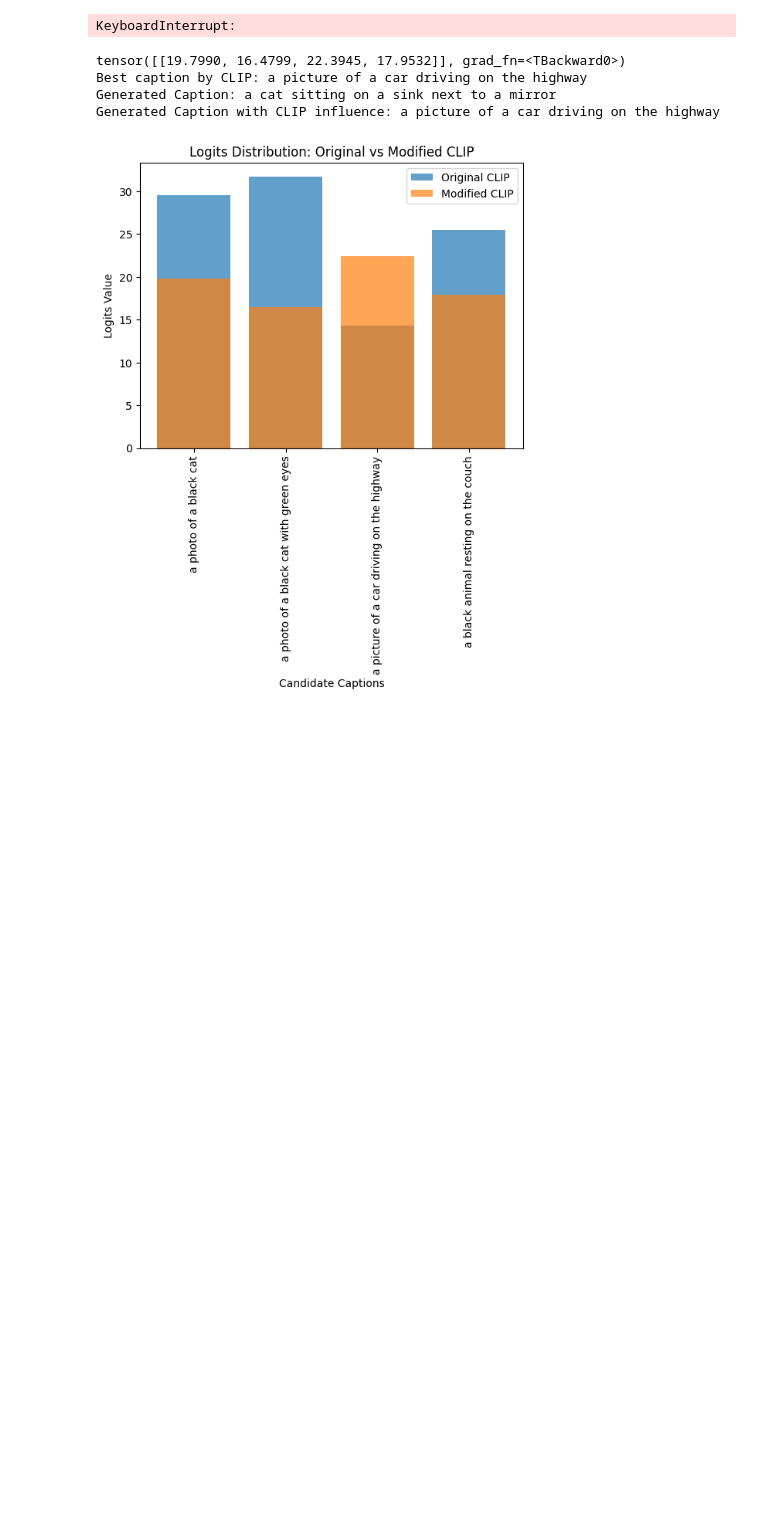
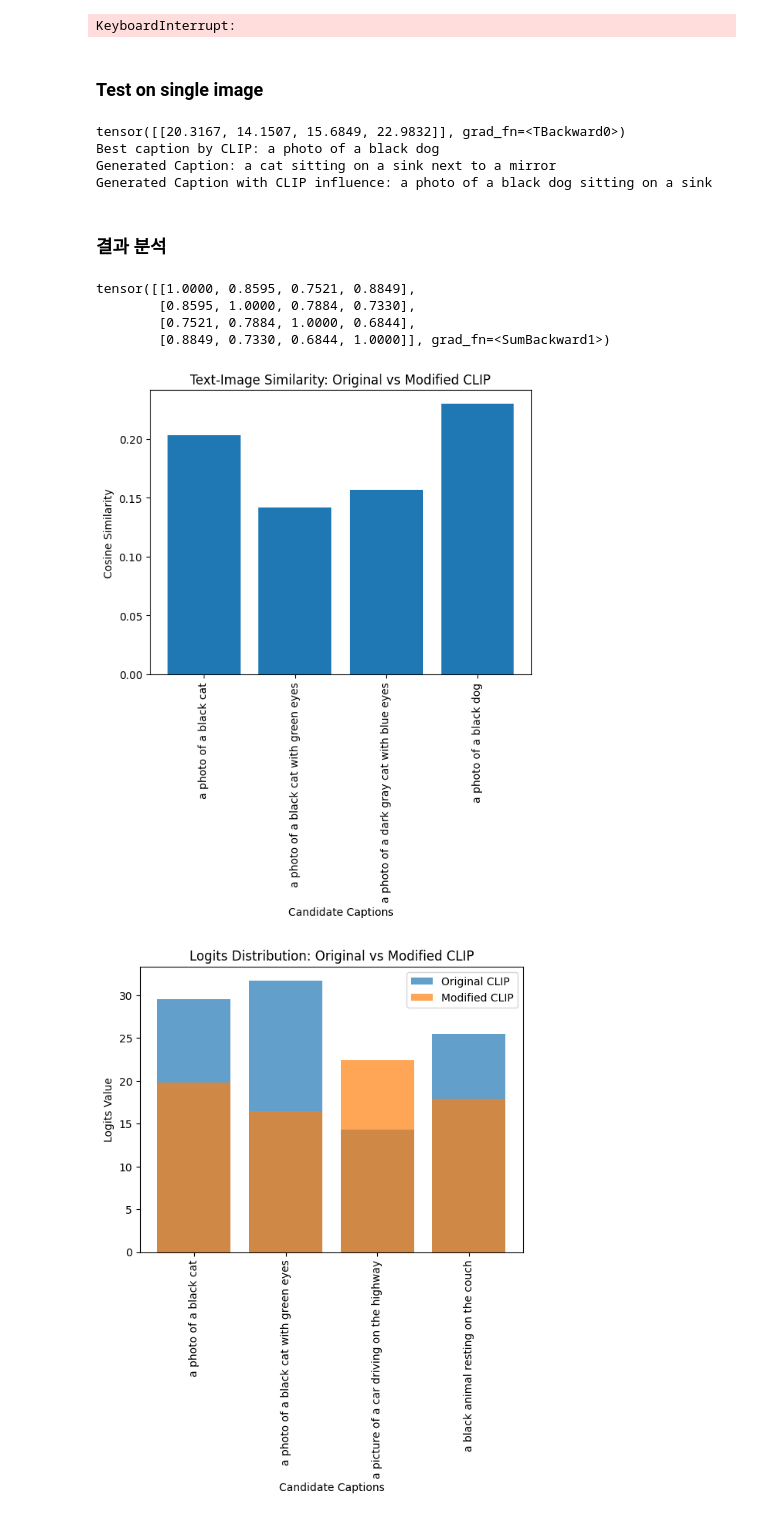
Before and after one commit to zinzinyou/20242R0136COSE47402, a Jupyter notebook: FinalProject/TestCode.ipynb, the cells around one changed output. Saved outputs shown, nothing was run; the diff lists cells and outputs as text; code cells hidden in the pictures; blank space fills up the shorter version.

```diff
--- a/FinalProject/TestCode.ipynb
+++ b/FinalProject/TestCode.ipynb
@@ -501,12 +507,21 @@ print(f"\nAverage CLIP Similarity Score for {processed_images} images: {average_
 tensor([[21.9081, 24.1195, 24.9565, 22.8555]], grad_fn=<TBackward0>)
 Best caption by CLIP for image 46378: a photo of an animal
 KeyboardInterrupt:
+# %% [markdown]
+### Test on single image
 # %%
 # Use CLIP to compute similarity scores for predefined captions
 # candidate_captions = ["a photo of a cat", "a photo of a dog", "a photo of an animal"]
 # candidate_captions = ["a photo of a cat", "a photo of a white cat", "a photo of a white cloud"]
-candidate_captions = ["a photo of a black cat", "a photo of a black cat with green eyes",
-                      "a picture of a car driving on the highway", "a black animal resting on the couch"]
+# candidate_captions = ["a photo of a black cat", "a photo of a black cat with green eyes",
+#                       "a picture of a car driving on the highway", "a black animal resting on the couch"]
+# candidate_captions = ["cat", "dog", "car"]
+candidate_captions = [
+    "a photo of a black cat",
+    "a photo of a black cat with green eyes",
+    "a photo of a dark gray cat with blue eyes",
+    "a photo of a black dog",
+]
 inputs = modified_clip_processor(text=candidate_captions, images=image, return_tensors="pt", padding=True)
 outputs = modified_clip_model(**inputs)
 
@@ -552,8 +567,42 @@ generated_ids = caption_model.generate(
 generated_caption = caption_tokenizer.decode(generated_ids[0], skip_special_tokens=True)
 print(f"Generated Caption with CLIP influence: {generated_caption}")
 # %% [output]
-tensor([[19.7990, 16.4799, 22.3945, 17.9532]], grad_fn=<TBackward0>)
-Best caption by CLIP: a picture of a car driving on the highway
+tensor([[20.3167, 14.1507, 15.6849, 22.9832]], grad_fn=<TBackward0>)
+Best caption by CLIP: a photo of a black dog
 Generated Caption: a cat sitting on a sink next to a mirror
-Generated Caption with CLIP influence: a picture of a car driving on the highway
+Generated Caption with CLIP influence: a photo of a black dog sitting on a sink
+# %% [markdown]
+### 결과 분석
+# %%
+from torch.nn.functional import cosine_similarity
+
+# 후보 캡션 텍스트 임베딩 생성
+text_inputs = modified_clip_processor(text=candidate_captions, return_tensors="pt", padding=True)
+text_features = modified_clip_model.get_text_features(**text_inputs)
+
+# 후보 캡션 간의 코사인 유사도 계산
+similarities = cosine_similarity(text_features.unsqueeze(1), text_features.unsqueeze(0), dim=-1)
+print(similarities)
+# %% [output]
+tensor([[1.0000, 0.8595, 0.7521, 0.8849],
+        [0.8595, 1.0000, 0.7884, 0.7330],
+        [0.7521, 0.7884, 1.0000, 0.6844],
+        [0.8849, 0.7330, 0.6844, 1.0000]], grad_fn=<SumBackward1>)
+# %%
+# 텍스트와 이미지 임베딩 추출
+image_features = modified_clip_model.get_image_features(pixel_values)
+text_features = modified_clip_model.get_text_features(**text_inputs)
+
+# 코사인 유사도 계산
+similarities = cosine_similarity(image_features, text_features)
+
+# 유사도 분포 시각화
+plt.bar(candidate_captions, similarities.squeeze().tolist())
+plt.ylabel("Cosine Similarity")
+plt.xlabel("Candidate Captions")
+plt.title("Text-Image Similarity: Original vs Modified CLIP")
+plt.xticks(rotation=90)
+plt.show()
+# %% [output]
+[figure, added]
 # %%
```
Also changed, not shown: parts of 23 cells of this notebook.
